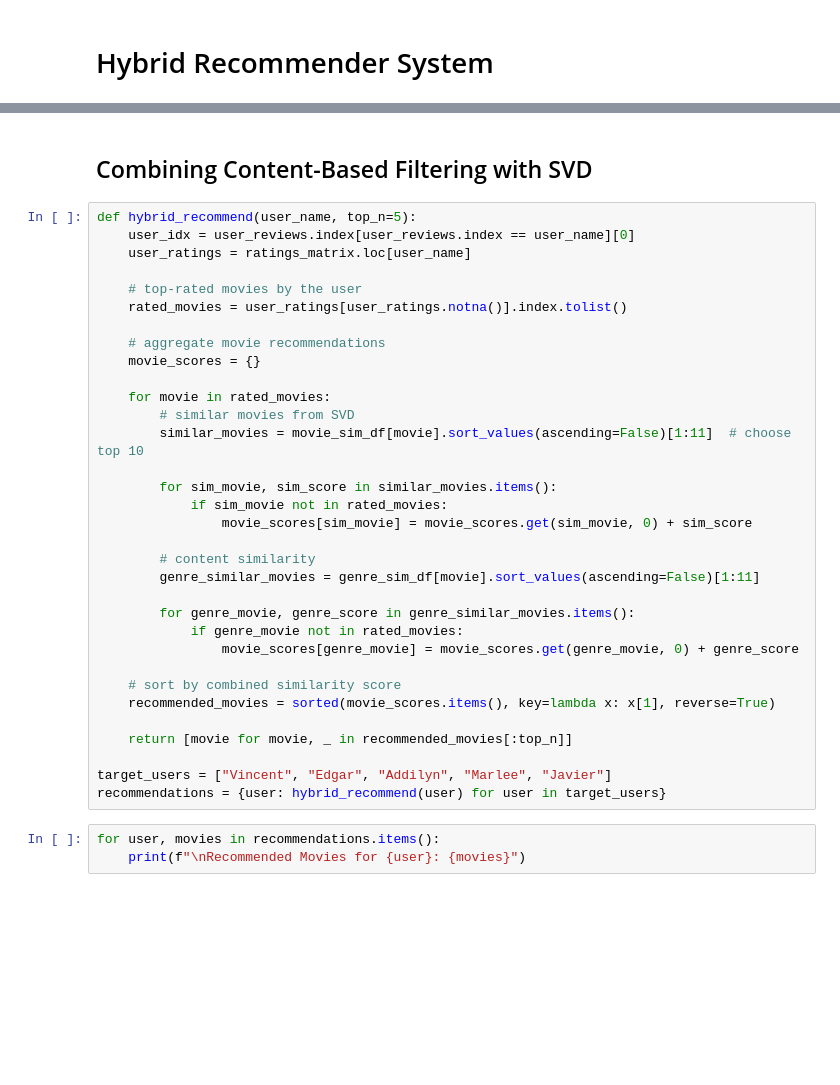
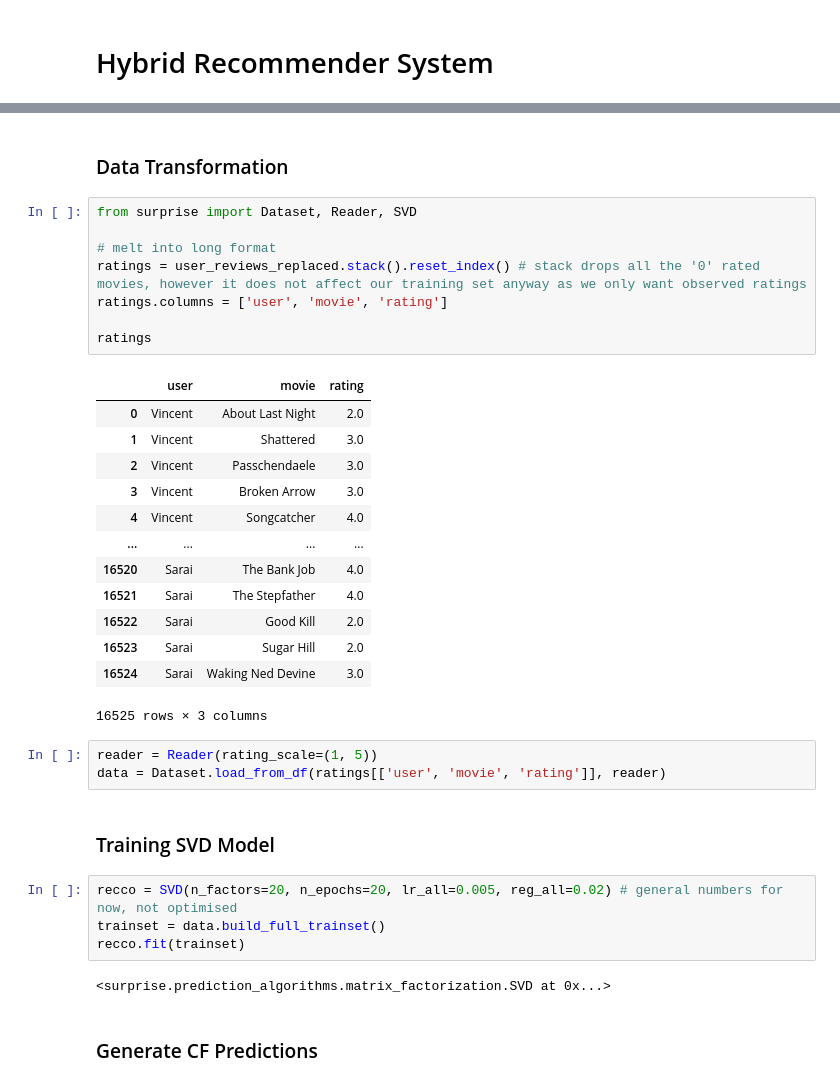
Before and after one commit to michael-hoon/chalmers-code, a Jupyter notebook: DAT410/Assignment2/recommender.ipynb, the cells around one changed output, grey strips where cells are left out. Drawn from its saved outputs; the diff is of its cells as text; blank space fills up the shorter version.

```diff
--- a/DAT410/Assignment2/recommender.ipynb
+++ b/DAT410/Assignment2/recommender.ipynb
@@ -325,38 +289,37 @@ print("Content-Based Filtering Model Trained (Genre Similarity).")
-# %% [markdown]
-## Combining Content-Based Filtering with SVD
-# %%
-def hybrid_recommend(user_name, top_n=5):
-    user_idx = user_reviews.index[user_reviews.index == user_name][0]
-    user_ratings = ratings_matrix.loc[user_name]
-
-    # top-rated movies by the user
-    rated_movies = user_ratings[user_ratings.notna()].index.tolist()
-
-    # aggregate movie recommendations
-    movie_scores = {}
-
-    for movie in rated_movies:
-        # similar movies from SVD
-        similar_movies = movie_sim_df[movie].sort_values(ascending=False)[1:11]  # choose top 10
-
-        for sim_movie, sim_score in similar_movies.items():
-            if sim_movie not in rated_movies:
-                movie_scores[sim_movie] = movie_scores.get(sim_movie, 0) + sim_score
-
-        # content similarity
-        genre_similar_movies = genre_sim_df[movie].sort_values(ascending=False)[1:11]
-
-        for genre_movie, genre_score in genre_similar_movies.items():
-            if genre_movie not in rated_movies:
-                movie_scores[genre_movie] = movie_scores.get(genre_movie, 0) + genre_score
-
-    # sort by combined similarity score
-    recommended_movies = sorted(movie_scores.items(), key=lambda x: x[1], reverse=True)
-
-    return [movie for movie, _ in recommended_movies[:top_n]]
-
-target_users = ["Vincent", "Edgar", "Addilyn", "Marlee", "Javier"]
-recommendations = {user: hybrid_recommend(user) for user in target_users}
-# %%
-for user, movies in recommendations.items():
-    print(f"\nRecommended Movies for {user}: {movies}")
+# %% [markdown]
+### Data Transformation
+# %%
+from surprise import Dataset, Reader, SVD
+
+# melt into long format
+ratings = user_reviews_replaced.stack().reset_index() # stack drops all the '0' rated movies, however it does not affect our training set anyway as we only want observed ratings
+ratings.columns = ['user', 'movie', 'rating']
+
+ratings
+# %% [output]
+|  | user | movie | rating |
+| 0 | Vincent | About Last Night | 2.0 |
+| 1 | Vincent | Shattered | 3.0 |
+| 2 | Vincent | Passchendaele | 3.0 |
+| 3 | Vincent | Broken Arrow | 3.0 |
+| 4 | Vincent | Songcatcher | 4.0 |
+| ... | ... | ... | ... |
+| 16520 | Sarai | The Bank Job | 4.0 |
+| 16521 | Sarai | The Stepfather | 4.0 |
+| 16522 | Sarai | Good Kill | 2.0 |
+| 16523 | Sarai | Sugar Hill | 2.0 |
+| 16524 | Sarai | Waking Ned Devine | 3.0 |
+16525 rows × 3 columns
+# %%
+reader = Reader(rating_scale=(1, 5))
+data = Dataset.load_from_df(ratings[['user', 'movie', 'rating']], reader)
+# %% [markdown]
+### Training SVD Model
+# %%
+recco = SVD(n_factors=20, n_epochs=20, lr_all=0.005, reg_all=0.02) # general numbers for now, not optimised
+trainset = data.build_full_trainset()
+recco.fit(trainset)
+# %% [output]
+<surprise.prediction_algorithms.matrix_factorization.SVD at 0x...>
+# %% [markdown]
+### Generate CF Predictions
```
Also changed, not shown: parts of 23 cells of this notebook.
